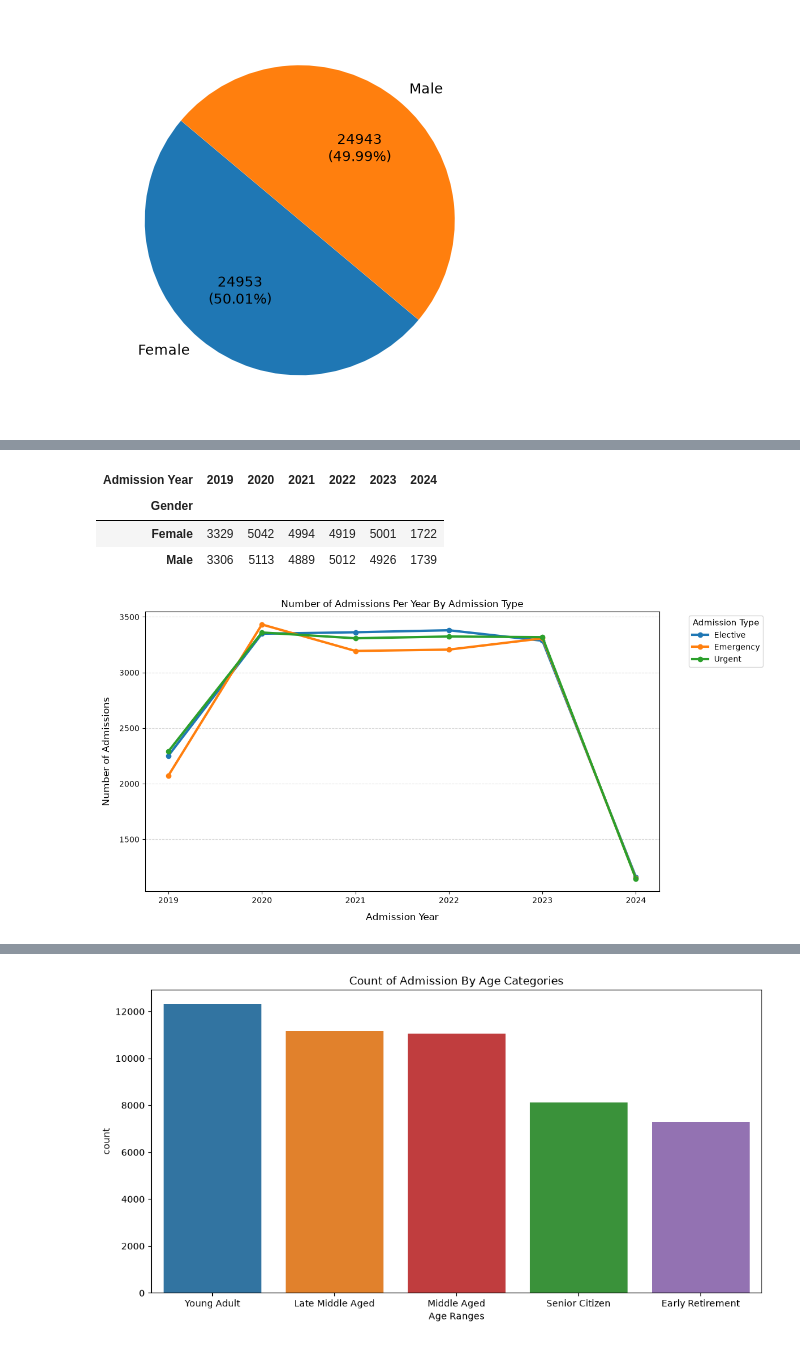
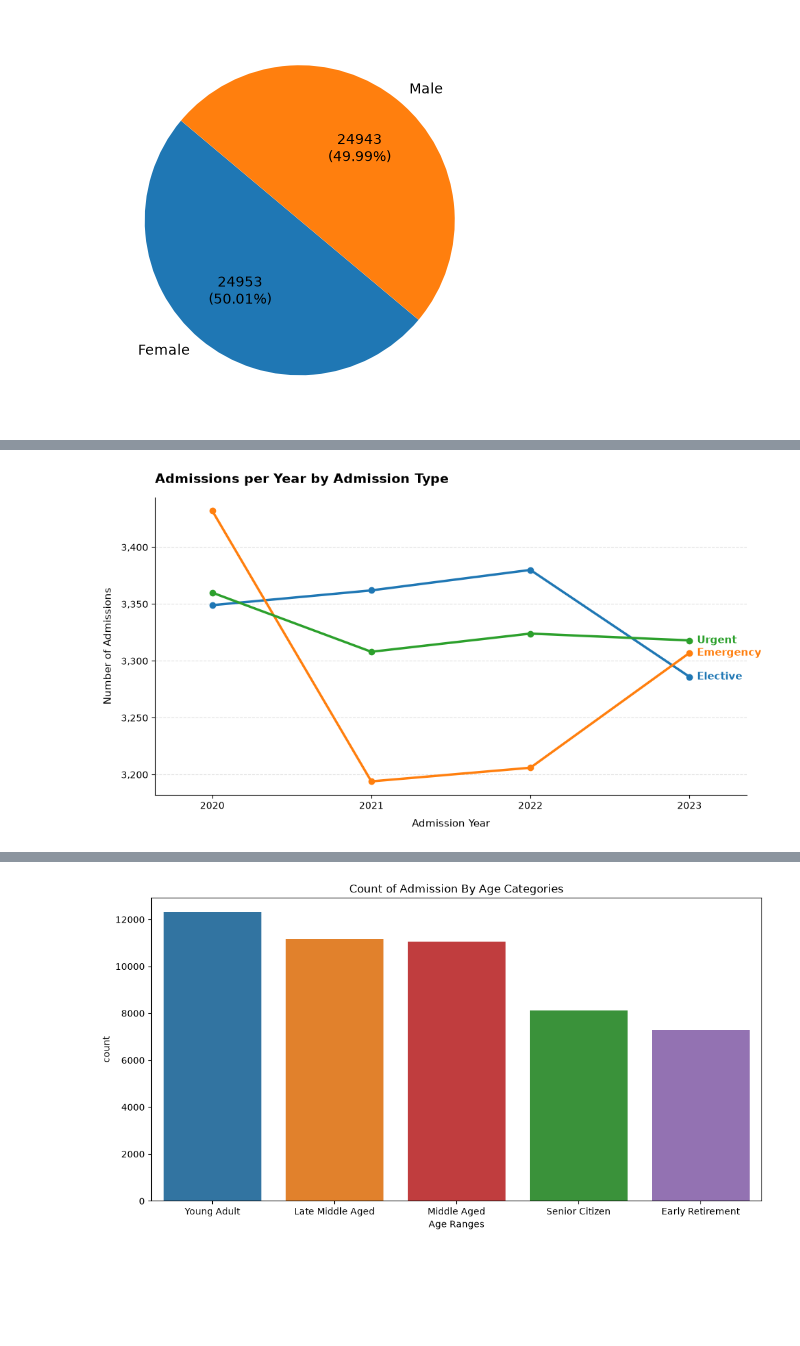
Before and after one commit to AHayslip23/HealthCare-Practice, a Jupyter notebook: Healthcare Data Analysis.ipynb, the cells around one changed output, grey strips where cells are left out. Drawn from its saved outputs; the diff is of its cells as text; code cells hidden in the pictures; blank space fills up the shorter version.

```diff
--- a/Healthcare Data Analysis.ipynb
+++ b/Healthcare Data Analysis.ipynb
@@ -76,6 +76,13 @@ healthcare_clean_encoded.head(5)
 | 3 | andrEw waTtS | 28 | Female | O+ | Diabetes | 2020-11-18 | Kevin Wells | Hernandez Rogers and Vang, | ... |
 | 4 | adrIENNE bEll | 43 | Female | AB+ | Cancer | 2022-09-19 | Kathleen Hanna | White-White | ... |
 5 rows × 31 columns
+# %%
+bins = [-np.inf, 17, 34, 49, 64, 74, 89, np.inf]
+labels = ["0-17", "18-34", "35-49", "50-64", "65-74", "75-89", "90+"]
+
+healthcare_clean_encoded["age_bracket"] = pd.cut(
+    healthcare_clean_encoded["Age"], bins=bins, labels=labels
+)
 # %% [markdown]
 **Step 6: Create New Columns Admission Year and Discharge Year**
 - return the year the patient was admitted and discharged
@@ -174,4 +182,4 @@ duplicate_rows_name = healthcare_clean_encoded[healthcare_clean_encoded.duplicat
 
 healthcare_clean_encoded = healthcare_clean_encoded.drop_duplicates(subset=["Name"], keep="first")
 
-healthcare_clean_encoded.drop(columns=["Name"])
+healthcare_clean_encoded = healthcare_clean_encoded.drop(columns=["Name"])
@@ -334,28 +384,45 @@ plt.show()
-# %%
-gender_year
-# %% [output]
-| Admission Year | 2019 | 2020 | 2021 | 2022 | 2023 | 2024 |
-| Gender |  |  |  |  |  |  |
-| Female | 3329 | 5042 | 4994 | 4919 | 5001 | 1722 |
-| Male | 3306 | 5113 | 4889 | 5012 | 4926 | 1739 |
 # %%
-admission_type_year = healthcare_clean_encoded.groupby(["Admission Type", "Admission Year"]).size().unstack(fill_value=0)
+import matplotlib.pyplot as plt
+import matplotlib.ticker as mtick
+
+admission_type_year = (
+    healthcare_clean_encoded
+    .groupby(["Admission Type", "Admission Year"])
+    .size()
+    .unstack(fill_value=0)
+)
+
+# Keep only full years (2019 and 2024 look partial)
+full_years = [2020, 2021, 2022, 2023]
+data = admission_type_year[full_years]
 
 colors = plt.colormaps["tab10"]
+fig, ax = plt.subplots(figsize=(10, 5.5))
 
-plt.figure(figsize=(12, 6))
-for i, admission_type in enumerate(admission_type_year.index):
-    plt.plot(admission_type_year.columns,
-             admission_type_year.loc[admission_type],
-             marker="o", linewidth=3, color=colors(i), label=admission_type)
+for i, admission_type in enumerate(data.index):
+    y = data.loc[admission_type]
+    ax.plot(full_years, y, marker="o", linewidth=2.5, markersize=6,
+            color=colors(i))
+    # Label each line at its right end instead of using a legend
+    ax.annotate(f"{admission_type}", xy=(full_years[-1], y.iloc[-1]),
+                xytext=(8, 0), textcoords="offset points",
+                va="center", fontsize=11, color=colors(i), fontweight="bold")
 
-plt.title("Number of Admissions Per Year By Admission Type")
-plt.xlabel("Admission Year", fontsize=12, labelpad=10)
-plt.ylabel("Number of Admissions", fontsize=12, labelpad=10)
-plt.legend(title="Admission Type", title_fontsize=11, loc="upper left", bbox_to_anchor=(1.05, 1))
-plt.xticks(admission_type_year.columns)
-plt.grid(axis="y", linestyle="--", alpha=0.5)
+ax.set_title("Admissions per Year by Admission Type",
+             fontsize=14, fontweight="bold", loc="left", pad=15)
+ax.set_xlabel("Admission Year", fontsize=11, labelpad=8)
+ax.set_ylabel("Number of Admissions", fontsize=11, labelpad=8)
+
+ax.set_xticks(full_years)
+ax.yaxis.set_major_formatter(mtick.StrMethodFormatter("{x:,.0f}"))
+ax.grid(axis="y", linestyle="--", alpha=0.4)
+
+# Remove chart junk
+for side in ["top", "right"]:
+    ax.spines[side].set_visible(False)
+
+ax.margins(x=0.12)  # room for the end labels
 plt.tight_layout()
 plt.show()
 # %% [output]
-[figure, old version]
+[figure, new version]
```
Also changed, not shown: parts of 37 cells of this notebook.
